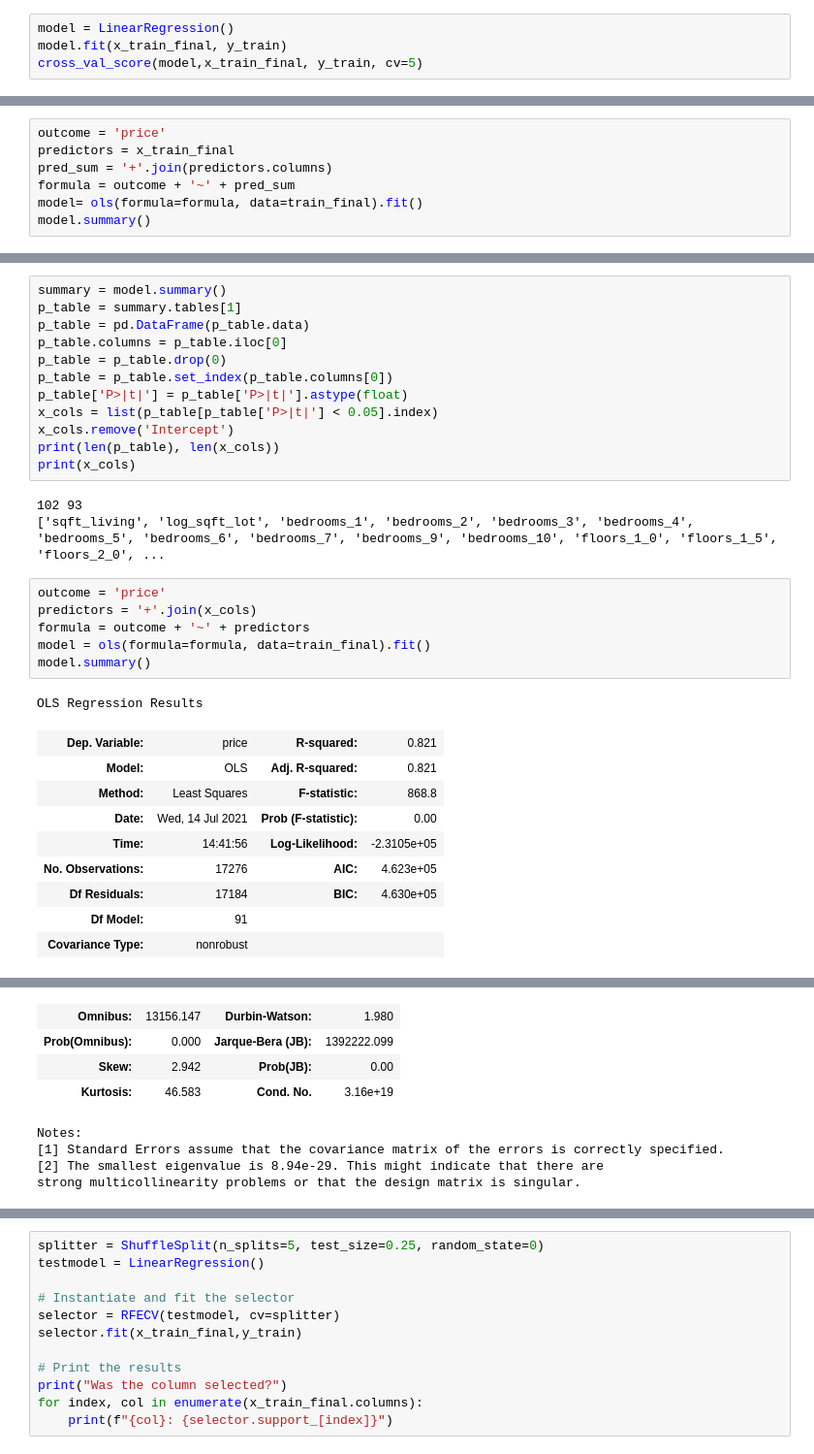
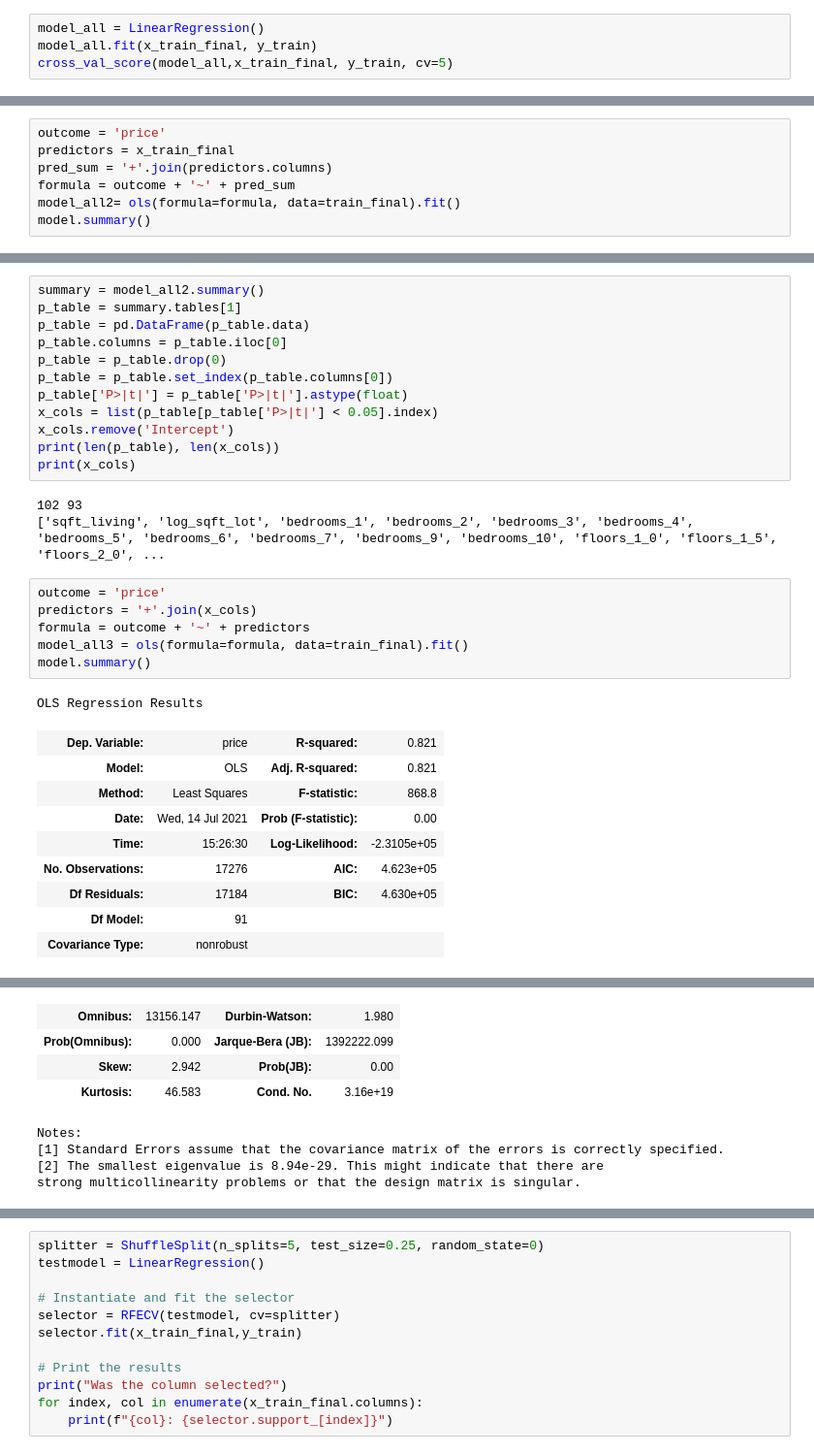
Before and after one commit to miazfryer/King_County_Regression, a Jupyter notebook: Mia.ipynb, the cells around one changed output, grey strips where cells are left out. Shown at 97% size. Saved outputs shown, nothing was run; the diff lists cells and outputs as text.

```diff
--- a/Mia.ipynb
+++ b/Mia.ipynb
@@ -772,8 +754,8 @@ degree 2 0.5997761242996374
 # %% [markdown]
 ### Creating the final predictive model with all the independent variables selected
 # %%
-model = LinearRegression()
-model.fit(x_train_final, y_train)
-cross_val_score(model,x_train_final, y_train, cv=5)
+model_all = LinearRegression()
+model_all.fit(x_train_final, y_train)
+cross_val_score(model_all,x_train_final, y_train, cv=5)
 # %% [output]
 array([0.82451543, 0.80903122, 0.81470412, 0.82179899, 0.80501777])
@@ -786,7 +772,7 @@ outcome = 'price'
 predictors = x_train_final
 pred_sum = '+'.join(predictors.columns)
 formula = outcome + '~' + pred_sum
-model= ols(formula=formula, data=train_final).fit()
+model_all2= ols(formula=formula, data=train_final).fit()
 model.summary()
 # %% [output]
 OLS Regression Results
@@ -826,7 +822,7 @@ strong multicollinearity problems or that the design matrix is singular.
 # %% [markdown]
 ### selecting only the ones that are statistically significant
 # %%
-summary = model.summary()
+summary = model_all2.summary()
 p_table = summary.tables[1]
 p_table = pd.DataFrame(p_table.data)
 p_table.columns = p_table.iloc[0]
@@ -843,16 +839,16 @@ print(x_cols)
 # %%
 outcome = 'price'
 predictors = '+'.join(x_cols)
 formula = outcome + '~' + predictors
-model = ols(formula=formula, data=train_final).fit()
+model_all3 = ols(formula=formula, data=train_final).fit()
 model.summary()
 # %% [output]
 OLS Regression Results
 | Dep. Variable: | price | R-squared: | 0.821 |
 | Model: | OLS | Adj. R-squared: | 0.821 |
 | Method: | Least Squares | F-statistic: | 868.8 |
 | Date: | Wed, 14 Jul 2021 | Prob (F-statistic): | 0.00 |
-| Time: | 14:41:56 | Log-Likelihood: | -2.3105e+05 |
+| Time: | 15:26:30 | Log-Likelihood: | -2.3105e+05 |
 | No. Observations: | 17276 | AIC: | 4.623e+05 |
 | Df Residuals: | 17184 | BIC: | 4.630e+05 |
 | Df Model: | 91 |  |  |
```
Also changed, not shown: parts of 30 cells of this notebook.
